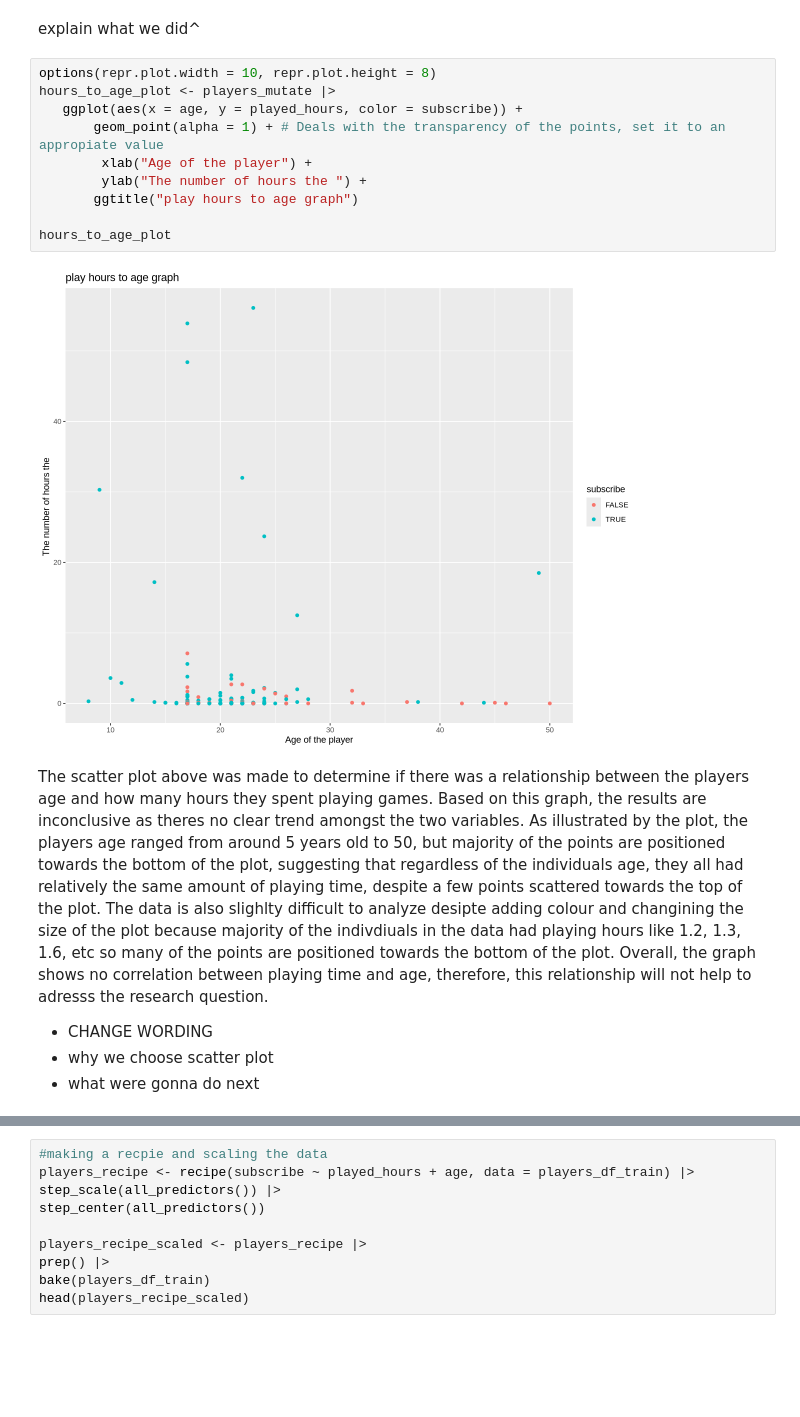
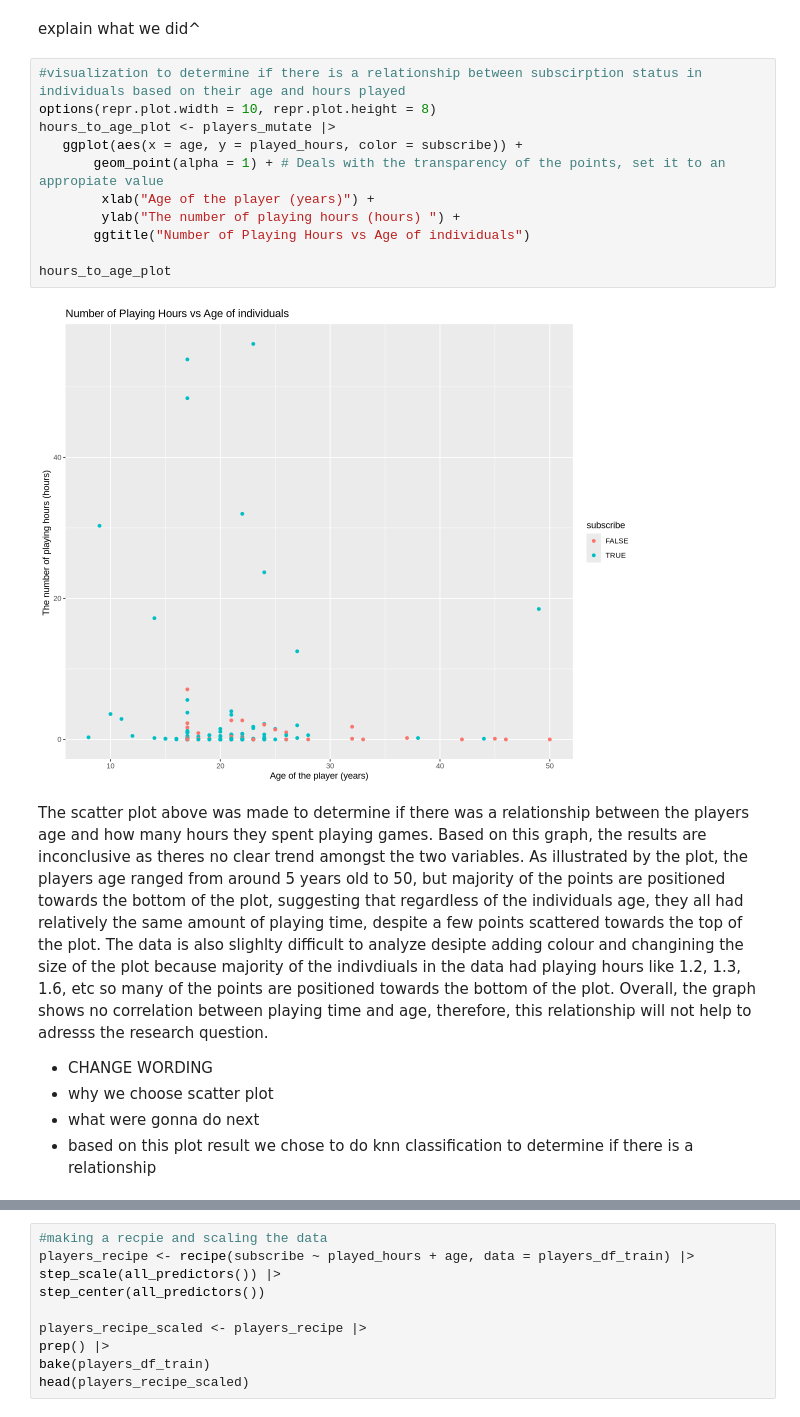
Before and after one commit to lennamh/DSCI100projectfinal, a Jupyter notebook: finalproject.ipynb, the cells around one changed output, grey strips where cells are left out. Saved outputs shown, nothing was run; the diff lists cells and outputs as text; blank space fills up the shorter version.

```diff
--- a/finalproject.ipynb
+++ b/finalproject.ipynb
@@ -103,21 +86,23 @@ A tibble: 6 × 3
 # %% [markdown]
 explain what we did^
 # %%
+#visualization to determine if there is a relationship between subscirption status in individuals based on their age and hours played
 options(repr.plot.width = 10, repr.plot.height = 8)
 hours_to_age_plot <- players_mutate |>
    ggplot(aes(x = age, y = played_hours, color = subscribe)) +
        geom_point(alpha = 1) + # Deals with the transparency of the points, set it to an appropiate value
-        xlab("Age of the player") +
-        ylab("The number of hours the ") +
-       ggtitle("play hours to age graph")
+        xlab("Age of the player (years)") +
+        ylab("The number of playing hours (hours) ") +
+       ggtitle("Number of Playing Hours vs Age of individuals")
 
 hours_to_age_plot
 # %% [output]
-[figure, old version]
+[figure, new version]
 # %% [markdown]
 The scatter plot above was made to determine if there was a relationship between the players age and how many hours they spent playing games. Based on this graph, the results are inconclusive as theres no clear trend amongst the two variables. As illustrated by the plot, the players age ranged from around 5 years old to 50, but majority of the points are positioned towards the bottom of the plot, suggesting that regardless of the individuals age, they all had relatively the same amount of playing time, despite a few points scattered towards the top of the plot. The data is also slighlty difficult to analyze desipte adding colour and changining the size of the plot because majority of the indivdiuals in the data had playing hours like 1.2, 1.3, 1.6, etc so many of the points are positioned towards the bottom of the plot. Overall, the graph shows no correlation between playing time and age, therefore, this relationship will not help to adresss the research question.
 - CHANGE WORDING
 - why we choose scatter plot
 - what were gonna do next
+- based on this plot result we chose to do knn classification to determine if there is a relationship
 # %%
 set.seed(3456)
```
Also changed, not shown: parts of 8 cells of this notebook.
